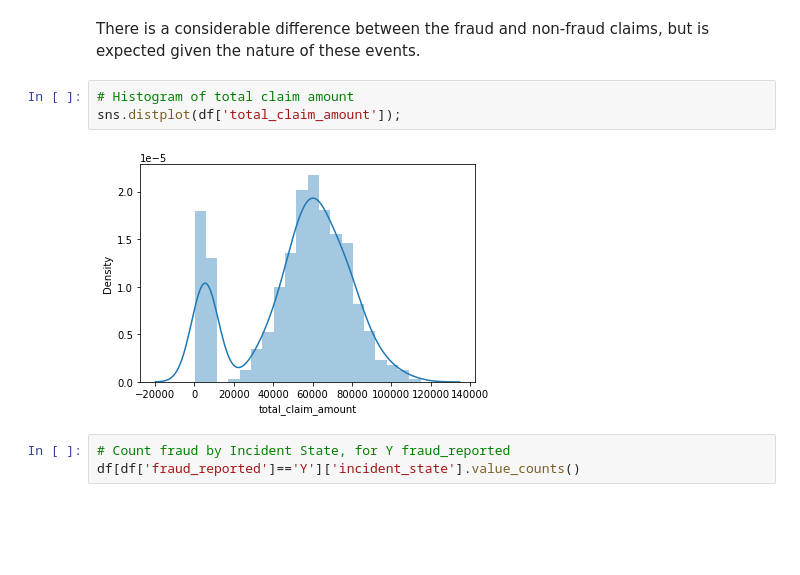
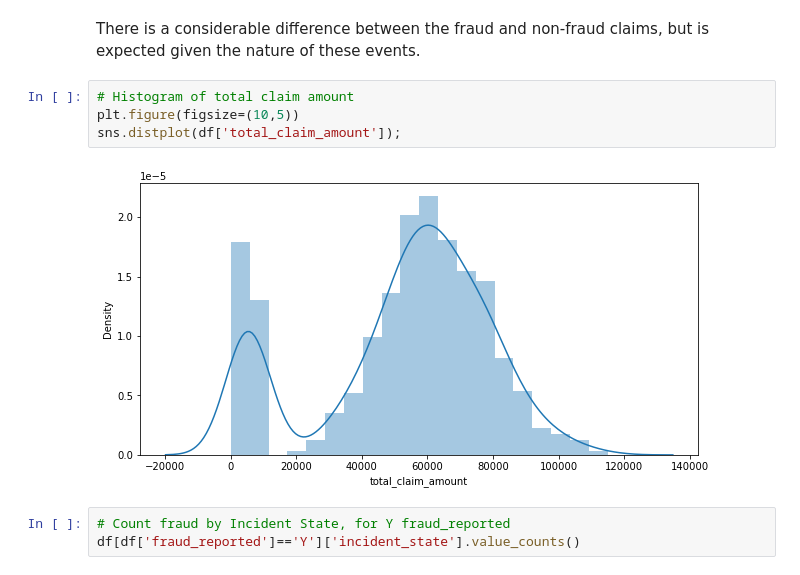
Before and after one commit to placenciohid/ACTISCI657-GroupProject, a Jupyter notebook: Insurance Claims Analysis.ipynb, the cells around one changed output. Drawn from its saved outputs; the diff is of its cells as text; blank space fills up the shorter version.

```diff
--- a/Insurance Claims Analysis.ipynb
+++ b/Insurance Claims Analysis.ipynb
@@ -162,9 +219,10 @@ Name: fraud_reported, dtype: int64
 There is a considerable difference between the fraud and non-fraud claims, but is expected given the nature of these events.
 # %%
 # Histogram of total claim amount
+plt.figure(figsize=(10,5))
 sns.distplot(df['total_claim_amount']);
 # %% [output]
-[figure, old version]
+[figure, new version]
 # %%
 # Count fraud by Incident State, for Y fraud_reported
 df[df['fraud_reported']=='Y']['incident_state'].value_counts()
```
Also changed, not shown: parts of 62 cells of this notebook, 1 other file.
